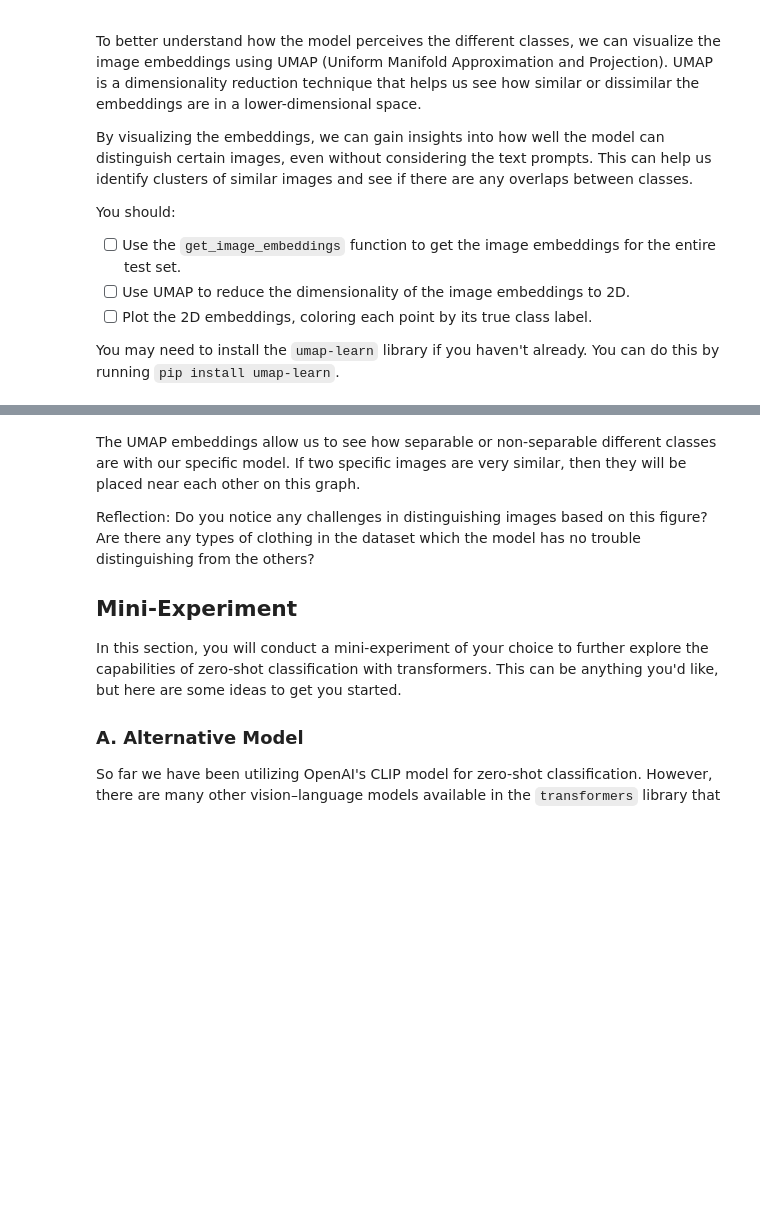
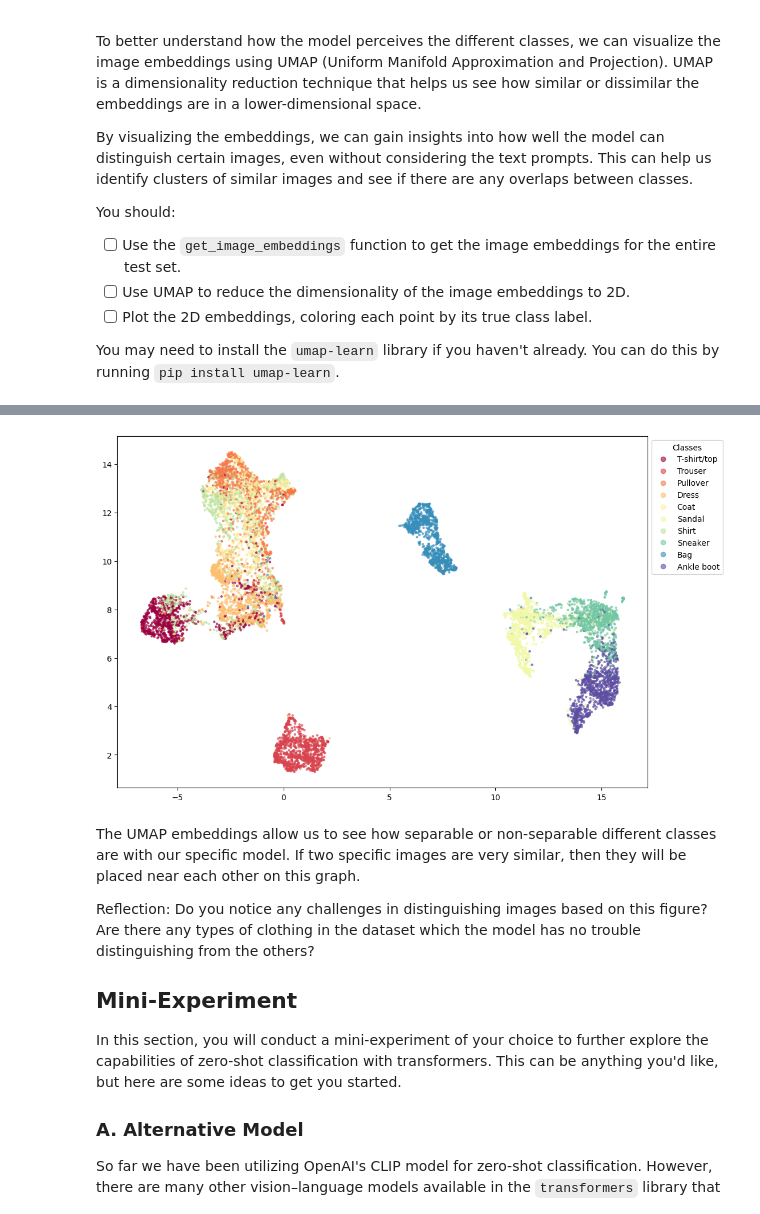
Before and after one commit to anchitaaghag/deep_learning, a Jupyter notebook: 02_activities/assignments/assignment_2.ipynb, the cells around one changed output, grey strips where cells are left out. Cells and saved outputs as stored; diff of their text form; code cells hidden in the pictures; blank space fills up the shorter version.

Commit message:
Visualize image embeddings with UMAP

```diff
--- a/02_activities/assignments/assignment_2.ipynb
+++ b/02_activities/assignments/assignment_2.ipynb
@@ -384,23 +392,50 @@ You may need to install the `umap-learn` library if you haven't already. You can
 # %%
 from umap import UMAP
 
 # ------------------------------------------------------------
 # 1. Collect image embeddings
 # ------------------------------------------------------------
 all_img_emb = []
 all_labels  = []
 
 for pixel_values, labels in test_loader:
 
+    # Iterate through the test_loader to gather all embeddings
+    image_feats = get_image_embeddings(pixel_values)
+    all_img_emb.append(image_feats.cpu().numpy())
+    all_labels.append(labels.numpy())
+
+# Stack into single numpy arrays
+all_img_emb = np.concatenate(all_img_emb, axis=0)
+all_labels = np.concatenate(all_labels, axis=0)
 
 # ------------------------------------------------------------
 # 2. Fit UMAP
 # ------------------------------------------------------------
 
+# Reduce the 512-dimensional embeddings to 2D
+reducer = UMAP(n_components=2, random_state=42)
+embedding_2d = reducer.fit_transform(all_img_emb)
 
 # ------------------------------------------------------------
 # 3. Plot coloured by ground-truth label
 # ------------------------------------------------------------
+
+plt.figure(figsize=(12, 8))
+scatter = plt.scatter(embedding_2d[:, 0], embedding_2d[:, 1],
+                      c=all_labels, cmap='Spectral', s=5, alpha=0.6) # FIXME Should i use tab10 or viridis here?
+
+# Create a legend using the CLASS_NAMES list
+plt.legend(handles=scatter.legend_elements()[0],
+           labels=CLASS_NAMES,
+           title="Classes",
+           bbox_to_anchor=(1, 1),
+           loc='upper left')
+
+#plt.colorbar(scatter, ticks=range(10), label='Classes')
+plt.show()
+# %% [output]
+[figure, added]
 # %% [markdown]
 The UMAP embeddings allow us to see how separable or non-separable different classes are with our specific model. If two specific images are very similar, then they will be placed near each other on this graph.
 
```
Also changed, not shown: parts of 5 cells of this notebook.
